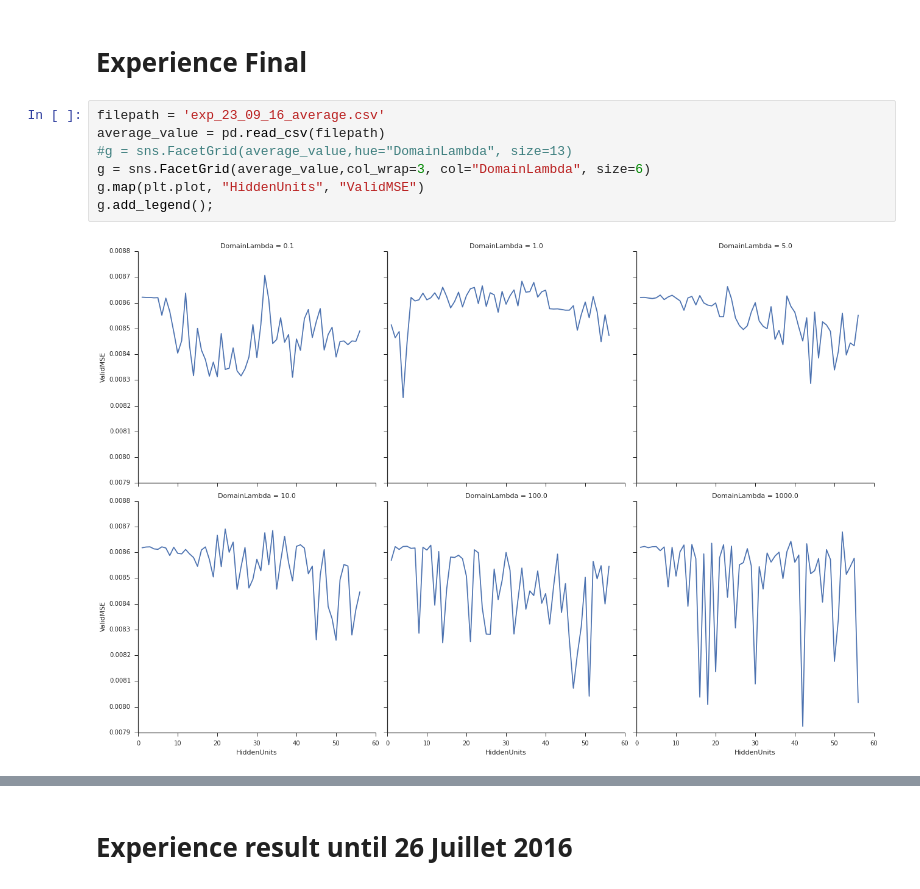
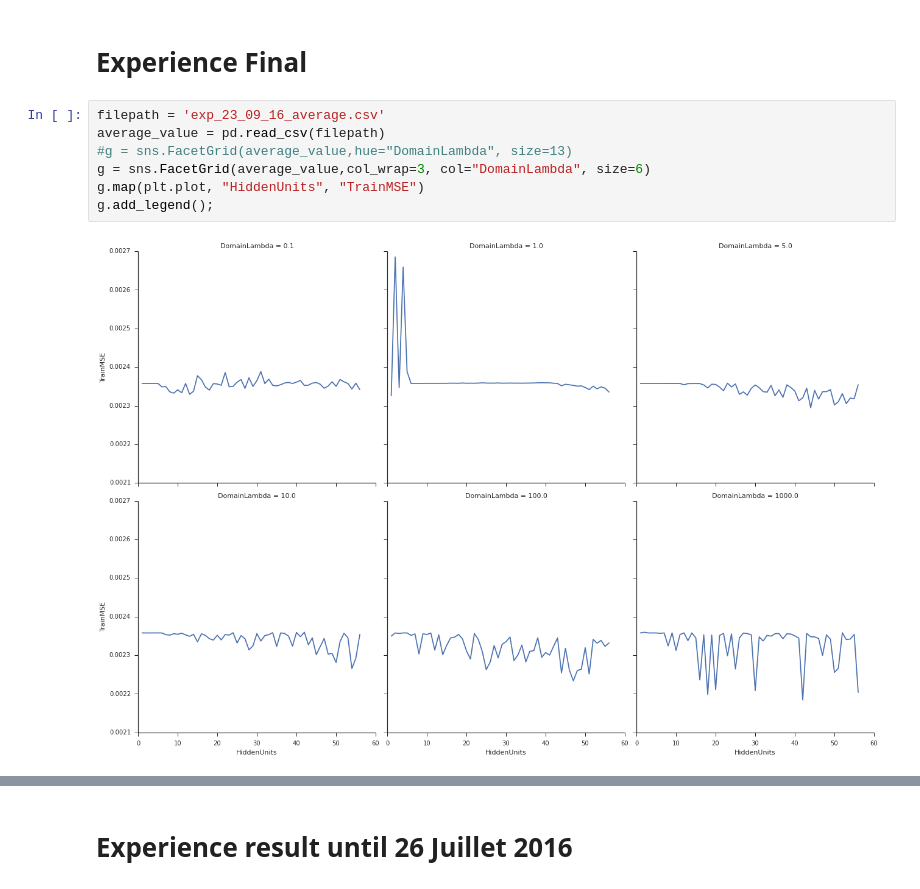
Before and after one commit to fengsy868/Dann-EEG, a Jupyter notebook: Ploting.ipynb, the cells around one changed output, grey strips where cells are left out. Saved outputs shown, nothing was run; the diff lists cells and outputs as text.

```diff
--- a/Ploting.ipynb
+++ b/Ploting.ipynb
@@ -95,12 +95,12 @@ fig.savefig('nn.png')
 # %%
 filepath = 'exp_23_09_16_average.csv'
 average_value = pd.read_csv(filepath)
 #g = sns.FacetGrid(average_value,hue="DomainLambda", size=13)
 g = sns.FacetGrid(average_value,col_wrap=3, col="DomainLambda", size=6)
-g.map(plt.plot, "HiddenUnits", "ValidMSE")
+g.map(plt.plot, "HiddenUnits", "TrainMSE")
 g.add_legend();
 # %% [output]
-[figure, old version]
+[figure, new version]
 # %%
 filepath = 'exp_23_09_16_average.csv'
 average_value = pd.read_csv(filepath)
```
Also changed, not shown: parts of 1 cell of this notebook.
